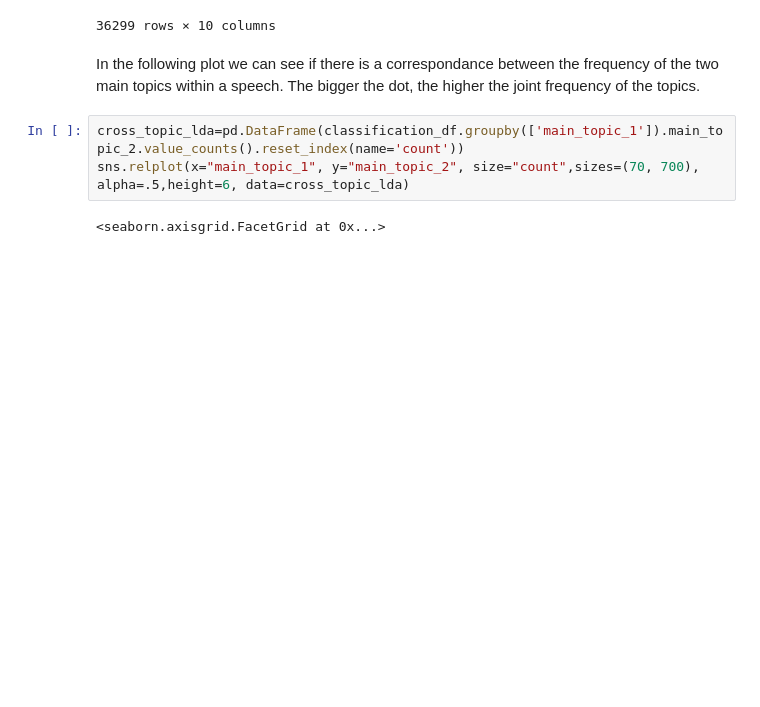
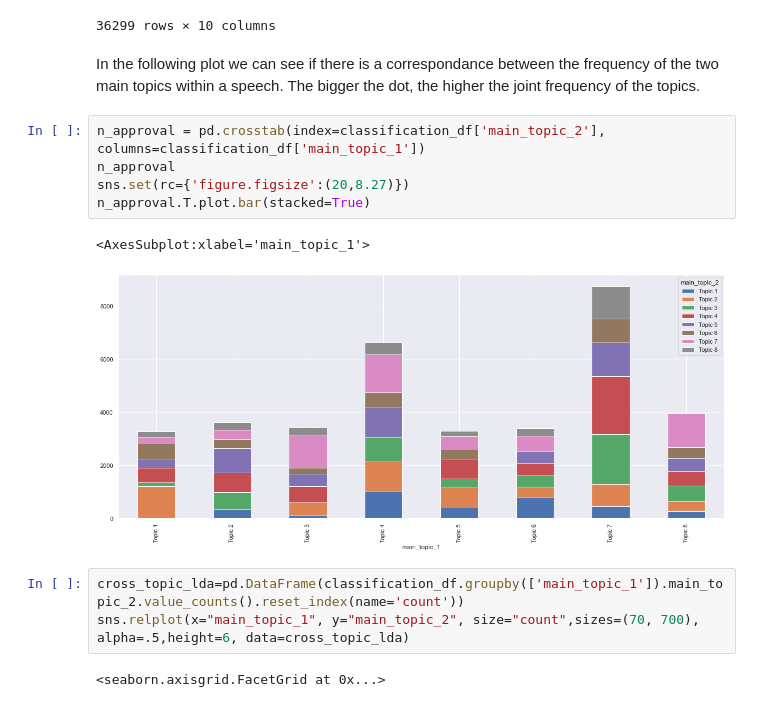
Before and after one commit to jfsalcedo10/collecting-ss-project, a Jupyter notebook: src/notebooks/Topic Classification.ipynb, the cells around one changed output. Saved outputs shown, nothing was run; the diff lists cells and outputs as text; blank space fills up the shorter version.

Commit message:
final topic classification

```diff
--- a/src/notebooks/Topic Classification.ipynb
+++ b/src/notebooks/Topic Classification.ipynb
@@ -422,6 +417,14 @@ classification_df
 36299 rows × 10 columns
 # %% [markdown]
 In the following plot we can see if there is a correspondance between the  frequency of the two main topics within a speech. The bigger the dot, the higher the joint frequency of the topics.
+# %%
+n_approval = pd.crosstab(index=classification_df['main_topic_2'], columns=classification_df['main_topic_1'])
+n_approval
+sns.set(rc={'figure.figsize':(20,8.27)})
+n_approval.T.plot.bar(stacked=True)
+# %% [output]
+<AxesSubplot:xlabel='main_topic_1'>
+[figure, added]
 # %%
 cross_topic_lda=pd.DataFrame(classification_df.groupby(['main_topic_1']).main_topic_2.value_counts().reset_index(name='count'))
 sns.relplot(x="main_topic_1", y="main_topic_2", size="count",sizes=(70, 700), alpha=.5,height=6, data=cross_topic_lda)
```
Also changed, not shown: parts of 12 cells of this notebook.
